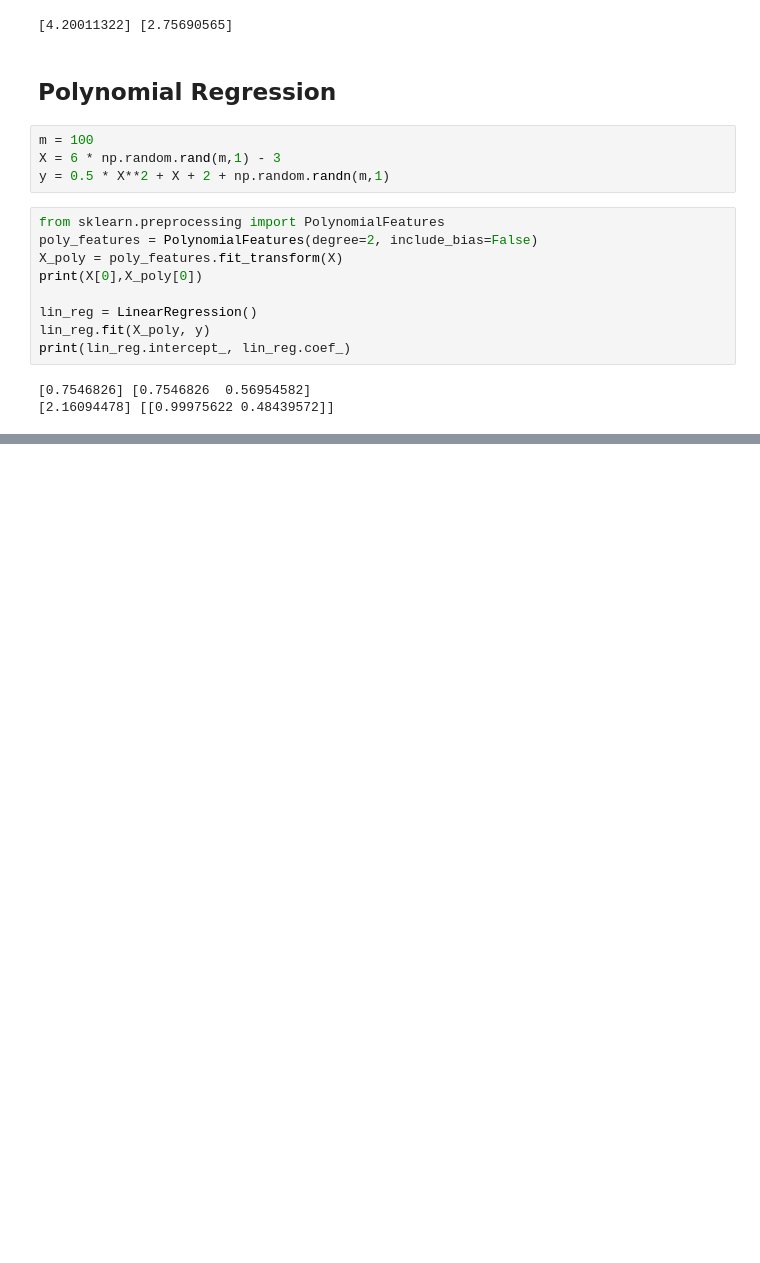
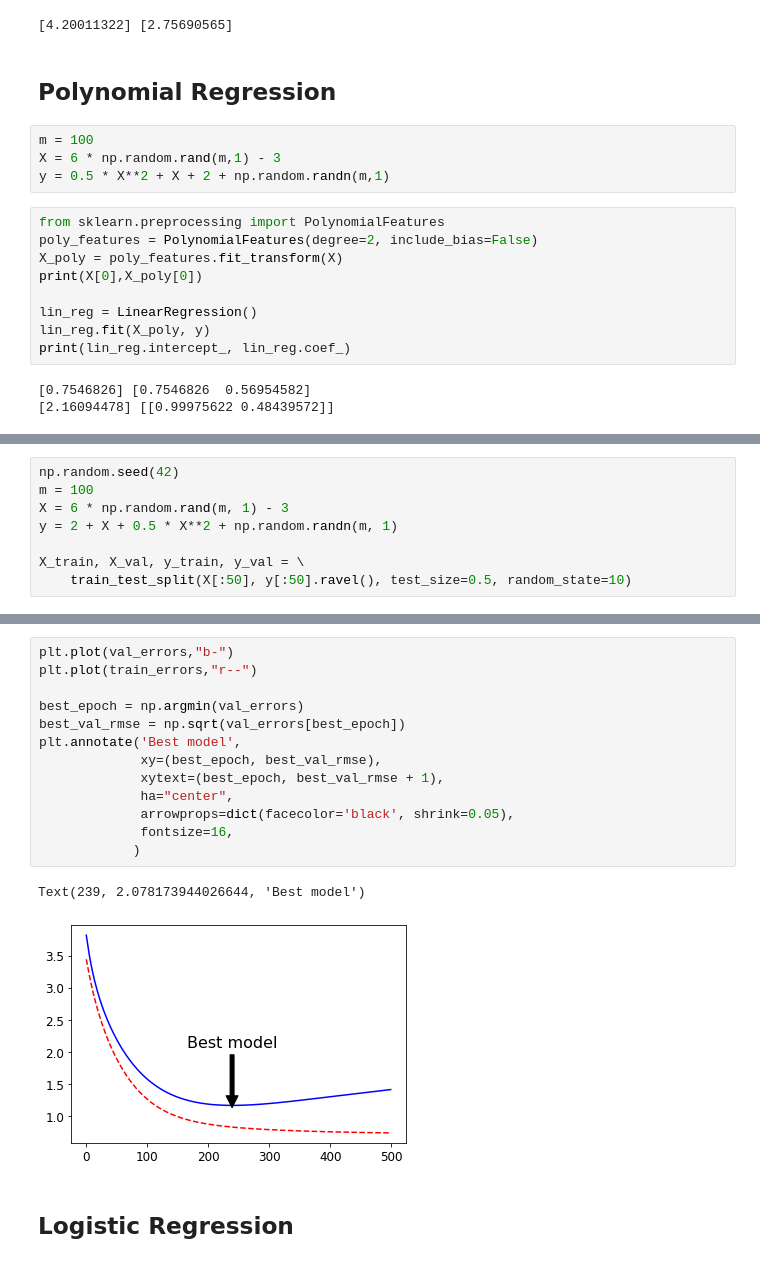
Before and after one commit to jhojin7/trying-homl2-exercises, a Jupyter notebook: ch4.ipynb, the cells around one changed output, grey strips where cells are left out. Cells and saved outputs as stored; diff of their text form; blank space fills up the shorter version.

```diff
--- a/ch4.ipynb
+++ b/ch4.ipynb
@@ -154,0 +270,8 @@ plt.plot(X_new,y_new,"r-")
+# %%
+np.random.seed(42)
+m = 100
+X = 6 * np.random.rand(m, 1) - 3
+y = 2 + X + 0.5 * X**2 + np.random.randn(m, 1)
+
+X_train, X_val, y_train, y_val = \
+    train_test_split(X[:50], y[:50].ravel(), test_size=0.5, random_state=10)
@@ -154,0 +320,18 @@ plt.plot(X_new,y_new,"r-")
+# %%
+plt.plot(val_errors,"b-")
+plt.plot(train_errors,"r--")
+
+best_epoch = np.argmin(val_errors)
+best_val_rmse = np.sqrt(val_errors[best_epoch])
+plt.annotate('Best model',
+             xy=(best_epoch, best_val_rmse),
+             xytext=(best_epoch, best_val_rmse + 1),
+             ha="center",
+             arrowprops=dict(facecolor='black', shrink=0.05),
+             fontsize=16,
+            )
+# %% [output]
+Text(239, 2.078173944026644, 'Best model')
+[figure, added]
+# %% [markdown]
+## Logistic Regression
```
Also changed, not shown: parts of 25 cells of this notebook, 1 other file.
